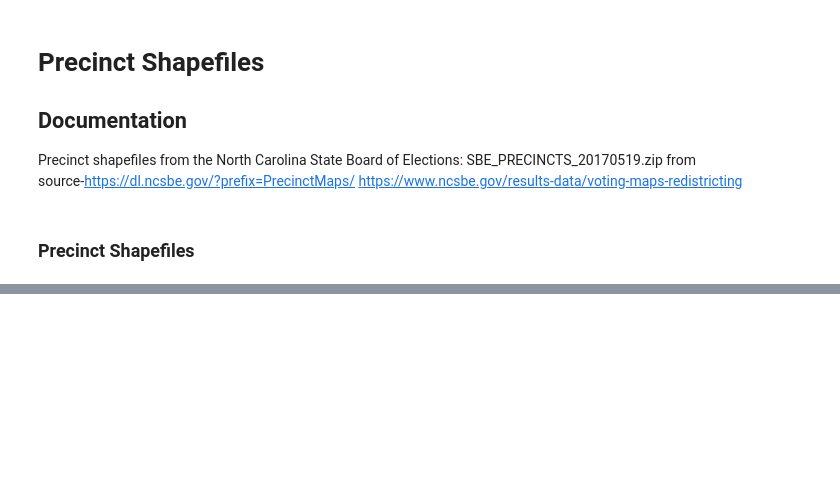
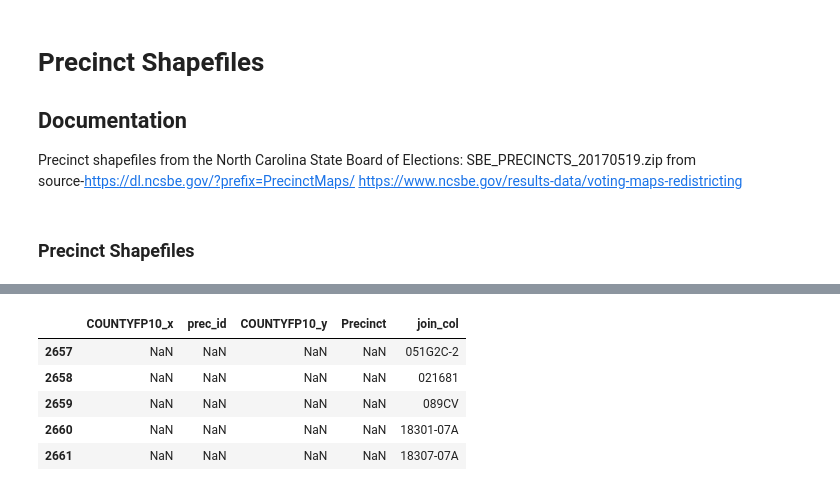
Before and after one commit to nonpartisan-redistricting-datahub/pdv-nc, a Jupyter notebook: vest-nc-2020/nc_vest_2020.ipynb, the cells around one changed output, grey strips where cells are left out. Cells and saved outputs as stored; diff of their text form; code cells hidden in the pictures; blank space fills up the shorter version.

```diff
--- a/vest-nc-2020/nc_vest_2020.ipynb
+++ b/vest-nc-2020/nc_vest_2020.ipynb
@@ -688,3 +755,12 @@ final_merge["final_merge"].value_counts()
+# %%
+final_merge[final_merge["final_merge"] != 'both'][['COUNTYFP10_x','prec_id','COUNTYFP10_y','Precinct','join_col']]
+# %% [output]
+|  | COUNTYFP10_x | prec_id | COUNTYFP10_y | Precinct | join_col |
+| 2657 | NaN | NaN | NaN | NaN | 051G2C-2 |
+| 2658 | NaN | NaN | NaN | NaN | 021681 |
+| 2659 | NaN | NaN | NaN | NaN | 089CV |
+| 2660 | NaN | NaN | NaN | NaN | 18301-07A |
+| 2661 | NaN | NaN | NaN | NaN | 18307-07A |
 # %%
 both = final_merge[final_merge["final_merge"]=="both"]
 vest_geoms = gp.GeoDataFrame(both,geometry="geometry_x")
```
Also changed, not shown: parts of 28 cells of this notebook.
